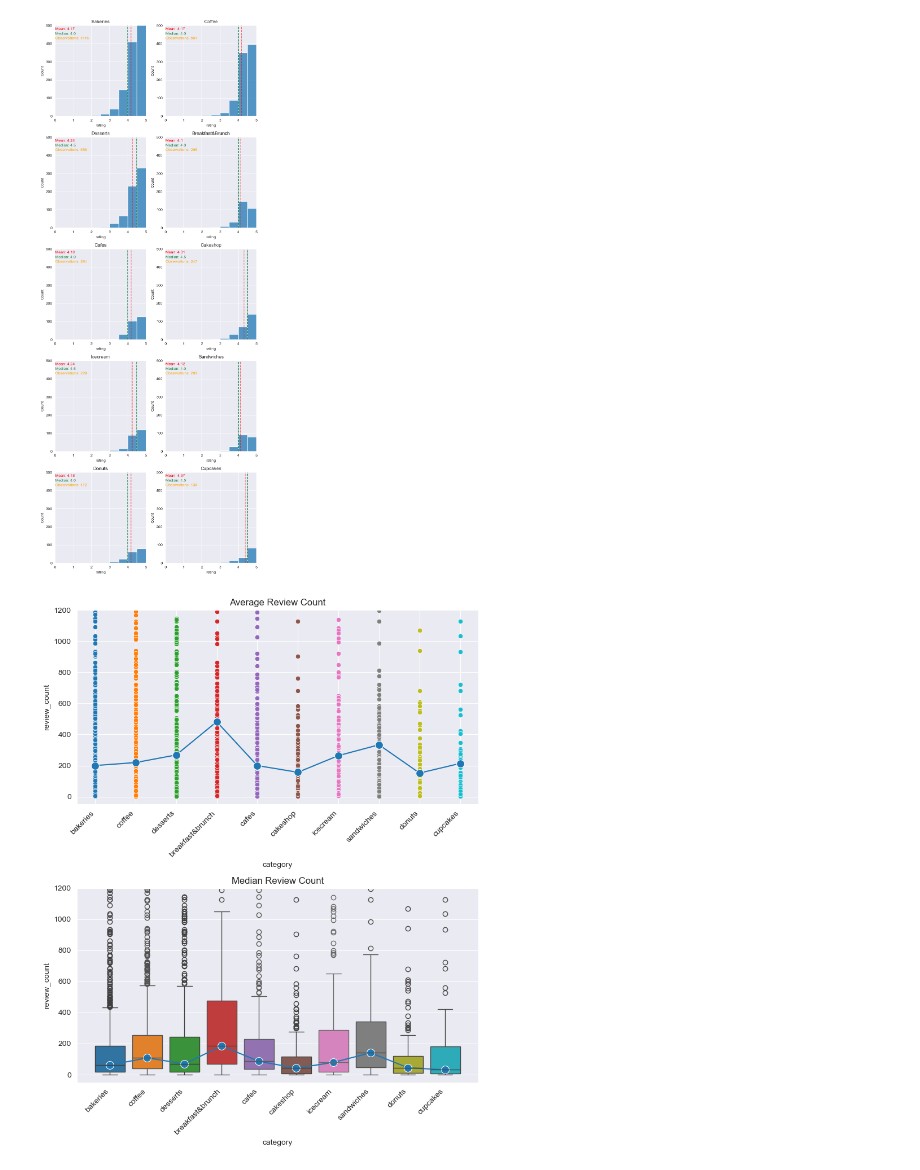
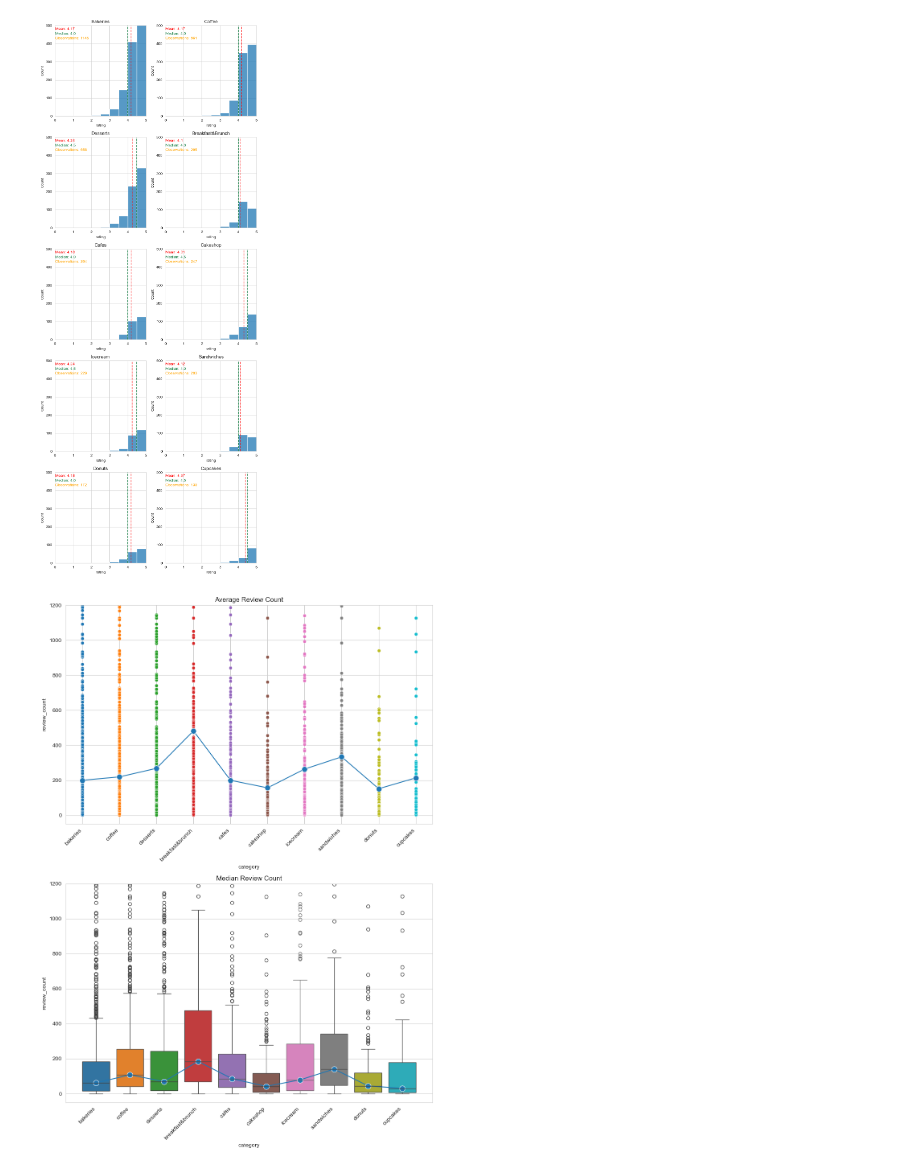
Before and after one commit to anderoos/analysis-of-nyc-bakeries, a Jupyter notebook: summary_analysis.ipynb, the cells around one changed output. Saved outputs shown, nothing was run; the diff lists cells and outputs as text; code cells hidden in the pictures.

Commit message:
Added Figures

```diff
--- a/summary_analysis.ipynb
+++ b/summary_analysis.ipynb
@@ -9,6 +9,7 @@ import warnings
 import numpy as np
 
 warnings.filterwarnings('ignore')
+sns.set_style('whitegrid')
 # %%
 # Import dataframe
 df_main = pd.read_csv('Resources/nyc_bakeries_aggregated.csv', index_col='Unnamed: 0')
@@ -77,38 +134,39 @@ plt.show()
 # %%
 # Plot review counts
 # Figure
-fig1,ax1 = plt.subplots(2,1, figsize=(8,10))
+fig1,ax1 = plt.subplots(2,1, figsize=(10,14))
 
 review_count_means = []
 review_count_medians = []
 
 # Graph Loop
 for category in categories:
     # Generate scatterplot for each business vs review_count
     sns.scatterplot(data=df_main[df_main['category'] == category], x='category', y='review_count', ax=ax1[0])
         # Add title and set y limits
     ax1[0].set_title("Average Review Count")
     ax1[0].set_ylim(-50, 1200)
     # Create box plot as second plot
     sns.boxplot(data=df_main[df_main['category'] == category], x='category', y='review_count', ax=ax1[1])
         # Add title and limits
     ax1[1].set_title("Median Review Count")
     ax1[1].set_ylim(-50, 1200)
     # Rotate xtick labels on x-axis
     ax1[1].set_xticklabels(categories, rotation=45, ha='right')
     ax1[0].set_xticklabels(categories, rotation=45, ha='right')
     # Calculate mean and medians for respective category
     review_count_means.append(df_main[df_main['category'] == category].review_count.mean())
     review_count_medians.append(df_main[df_main['category'] == category].review_count.median())
 
 # Overlay line plot on top of scatter and box charts to visualize median and mean
 sns.lineplot(review_count_means, marker='o', markersize=10, ax=ax1[0])
 sns.lineplot(review_count_medians, marker='o', markersize=10, ax=ax1[1])
 
+fig1.savefig('Images/label_med_mean.png', format='png', dpi=300)
 plt.tight_layout()
 plt.show()
 # %% [output]
-[figure, old version]
+[figure, new version]
 # %%
 # Phone number comparison, does having a phone number affect business traffic?
 # Generate subplot
```
Also changed, not shown: parts of 9 cells of this notebook, 8 other files.
